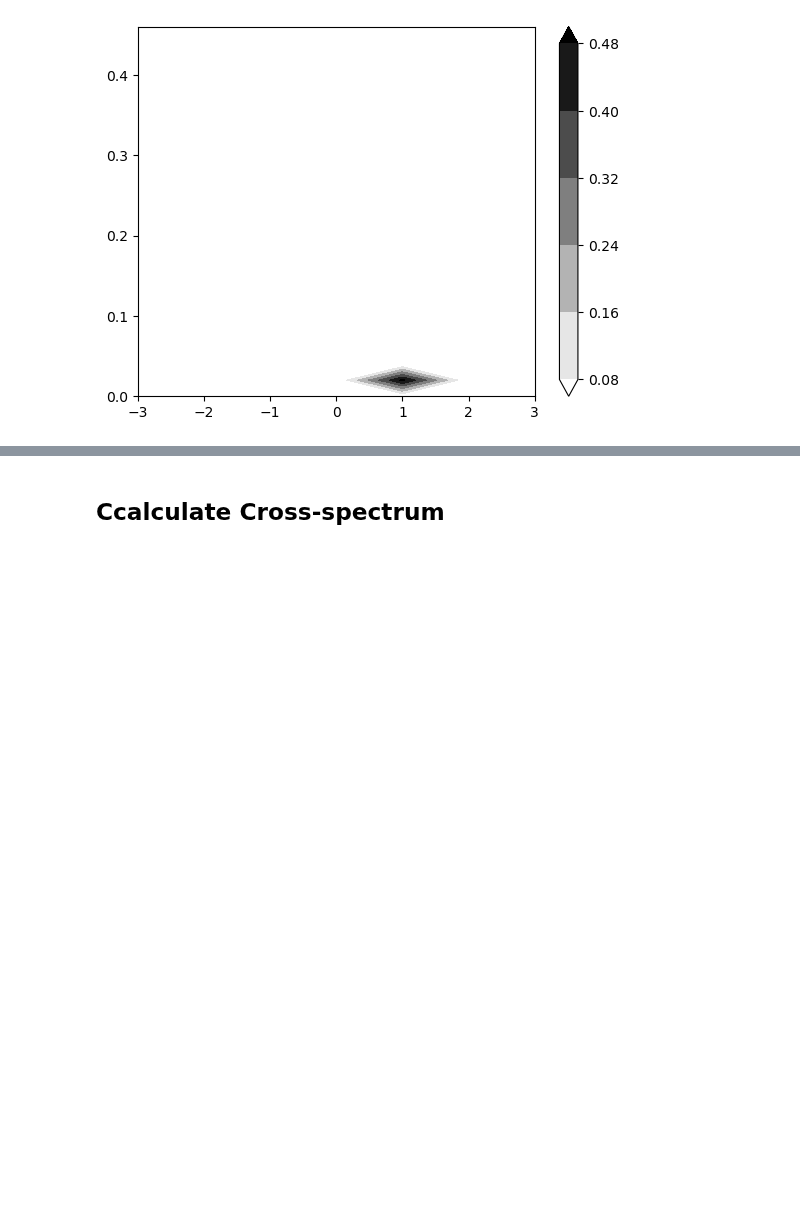
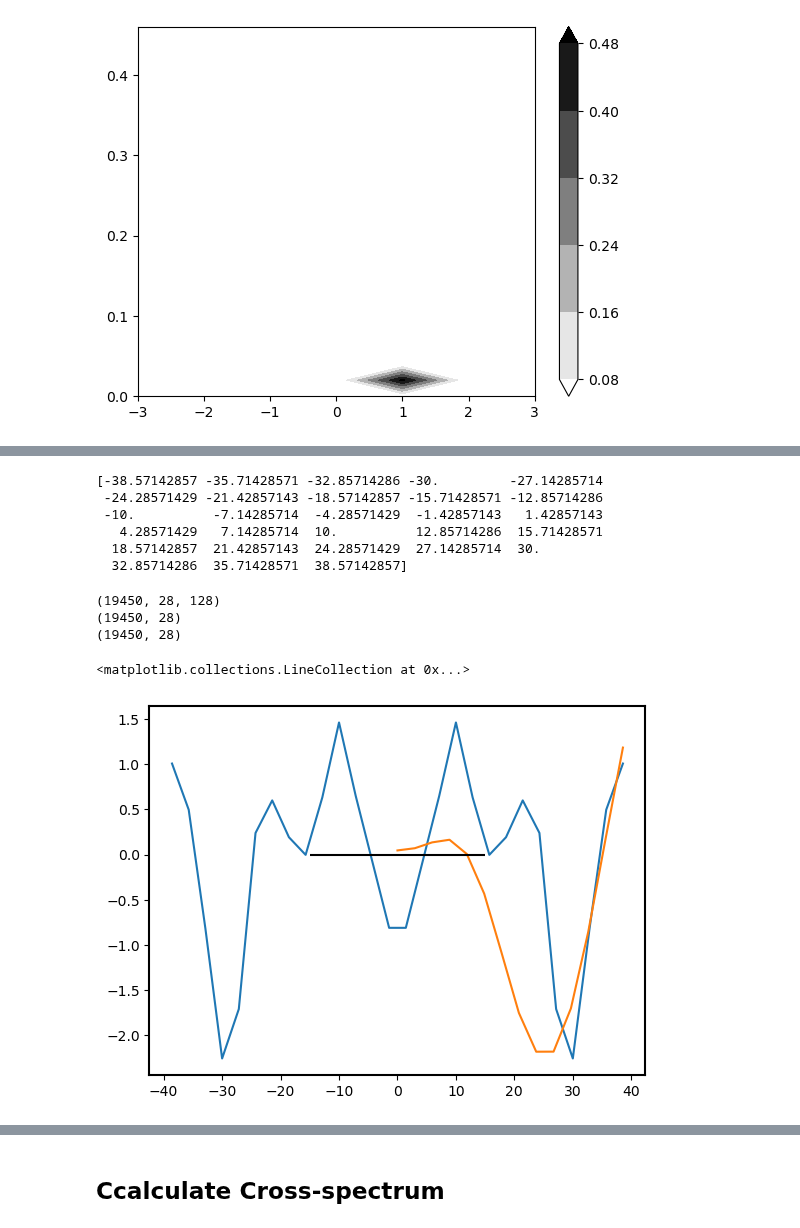
Before and after one commit to PeterChang1023/Moist_Dycore, a Jupyter notebook: IdealizeSpetral.jl/exp/HSt42/Jo_Jo_Dycore_Master_4.ipynb, the cells around one changed output, grey strips where cells are left out. Cells and saved outputs as stored; diff of their text form; code cells hidden in the pictures; blank space fills up the shorter version.

```diff
--- a/IdealizeSpetral.jl/exp/HSt42/Jo_Jo_Dycore_Master_4.ipynb
+++ b/IdealizeSpetral.jl/exp/HSt42/Jo_Jo_Dycore_Master_4.ipynb
@@ -479,0 +712,41 @@ tmp_filter_n.shape
+# %%
+y = np.linspace(-90,90,64)
+y_tropic = y[lat_cond]
+yd_tropic = np.deg2rad(y_tropic)
+cy_tropic = np.cos(yd_tropic)
+
+print(y_tropic)
+# %% [output]
+[-38.57142857 -35.71428571 -32.85714286 -30.         -27.14285714
+ -24.28571429 -21.42857143 -18.57142857 -15.71428571 -12.85714286
+ -10.          -7.14285714  -4.28571429  -1.42857143   1.42857143
+   4.28571429   7.14285714  10.          12.85714286  15.71428571
+  18.57142857  21.42857143  24.28571429  27.14285714  30.
+  32.85714286  35.71428571  38.57142857]
+# %%
+dmdy = np.zeros((19450, 28))
+print(u_tmp_filter_global.shape)
+Mzm = np.mean(u_tmp_filter_global[:] * v_tmp_filter_global[:], axis=2) # EMF_oringin_grid[a]
+print(Mzm.shape)
+
+for i in range(1,28-1):
+    dmdy[:,i] = -(Mzm[:,i+1] * (cy_tropic[i]**2) - Mzm[:,i-1]* (cy_tropic[i]**2)) / (radius * (cy_tropic[i]**2) * (yd_tropic[i+1] - yd_tropic[i-1]))
+# dmdy[a,:,:,1:-1] = -((Mzm[:,:,2:] - Mzm[:,:,:-2]) * cy2[1:-1]) / (radius * (cy2[1:-1]) * (yd[2:] - yd[:-2]))
+
+dmdy[:, 0] = -((Mzm[:, 1] - Mzm[:, 0]) * cy_tropic[0]**2)  / (radius* cy_tropic[0]**2  *(yd_tropic[1] - yd_tropic[0]))
+dmdy[:,-1] = -((Mzm[:,-1] - Mzm[:,-2]) * cy_tropic[-1]**2) / (radius* cy_tropic[-1]**2 *(yd_tropic[-1] - yd_tropic[-2]))
+print(dmdy.shape)
+# %% [output]
+(19450, 28, 128)
+(19450, 28)
+(19450, 28)
+# %%
+plt.figure()
+plt.plot(y_tropic, dmdy[10]/dmdy[10].std() )
+# plt.plot(np.linspace(0,y_tropic[-1],5), EOF1_all[0,:5]/EOF1_all[0,:5].std())
+plt.plot(np.linspace(0,y_tropic[-1],14), EOF1_all[0,:14]/EOF1_all[0,:14].std())
+
+plt.hlines(y=0, xmin=-15, xmax=15, color="Black")
+# %% [output]
+<matplotlib.collections.LineCollection at 0x...>
+[figure, added]
```
Also changed, not shown: parts of 23 cells of this notebook.
